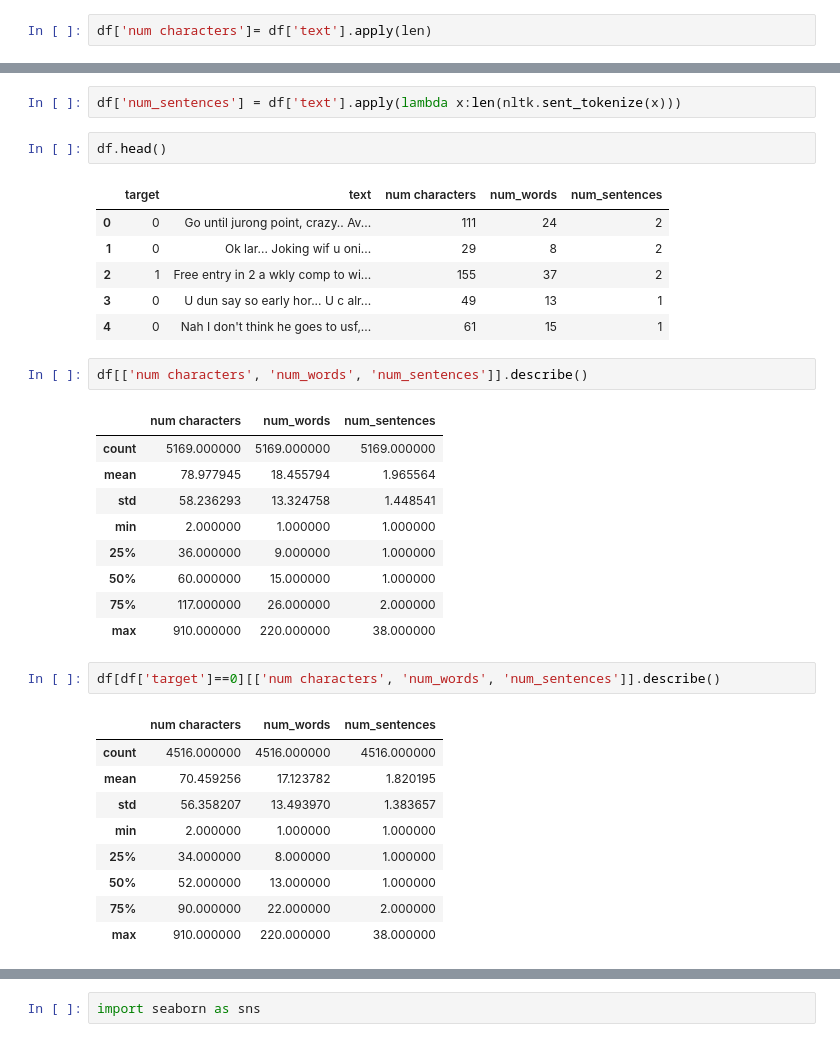
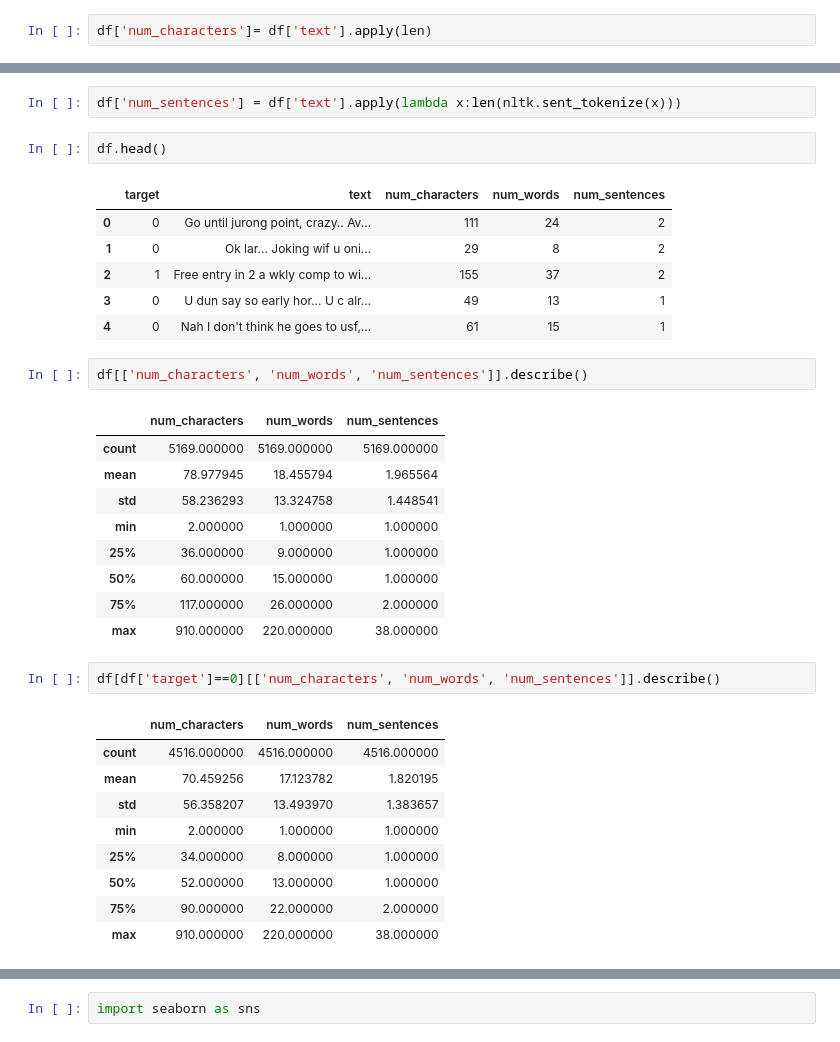
Before and after one commit to NiikhilRaj/email-spam-classifier, a Jupyter notebook: spam-detection.ipynb, the cells around one changed output, grey strips where cells are left out. Drawn from its saved outputs; the diff is of its cells as text.

```diff
--- a/spam-detection.ipynb
+++ b/spam-detection.ipynb
@@ -126,6 +129,6 @@ nltk.download('punkt_tab')
 True
 # %%
-df['num characters']= df['text'].apply(len)
+df['num_characters']= df['text'].apply(len)
 # %%
 df.head()
 # %% [output]
@@ -142,16 +145,16 @@ df['num_sentences'] = df['text'].apply(lambda x:len(nltk.sent_tokenize(x)))
 # %%
 df.head()
 # %% [output]
-|  | target | text | num characters | num_words | num_sentences |
+|  | target | text | num_characters | num_words | num_sentences |
 | 0 | 0 | Go until jurong point, crazy.. Av... | 111 | 24 | 2 |
 | 1 | 0 | Ok lar... Joking wif u oni... | 29 | 8 | 2 |
 | 2 | 1 | Free entry in 2 a wkly comp to wi... | 155 | 37 | 2 |
 | 3 | 0 | U dun say so early hor... U c alr... | 49 | 13 | 1 |
 | 4 | 0 | Nah I don't think he goes to usf,... | 61 | 15 | 1 |
 # %%
-df[['num characters', 'num_words', 'num_sentences']].describe()
+df[['num_characters', 'num_words', 'num_sentences']].describe()
 # %% [output]
-|  | num characters | num_words | num_sentences |
+|  | num_characters | num_words | num_sentences |
 | count | 5169.000000 | 5169.000000 | 5169.000000 |
 | mean | 78.977945 | 18.455794 | 1.965564 |
 | std | 58.236293 | 13.324758 | 1.448541 |
@@ -161,9 +164,9 @@ df[['num characters', 'num_words', 'num_sentences']].describe()
 | 75% | 117.000000 | 26.000000 | 2.000000 |
 | max | 910.000000 | 220.000000 | 38.000000 |
 # %%
-df[df['target']==0][['num characters', 'num_words', 'num_sentences']].describe()
+df[df['target']==0][['num_characters', 'num_words', 'num_sentences']].describe()
 # %% [output]
-|  | num characters | num_words | num_sentences |
+|  | num_characters | num_words | num_sentences |
 | count | 4516.000000 | 4516.000000 | 4516.000000 |
 | mean | 70.459256 | 17.123782 | 1.820195 |
 | std | 56.358207 | 13.493970 | 1.383657 |
```
Also changed, not shown: parts of 49 cells of this notebook.
